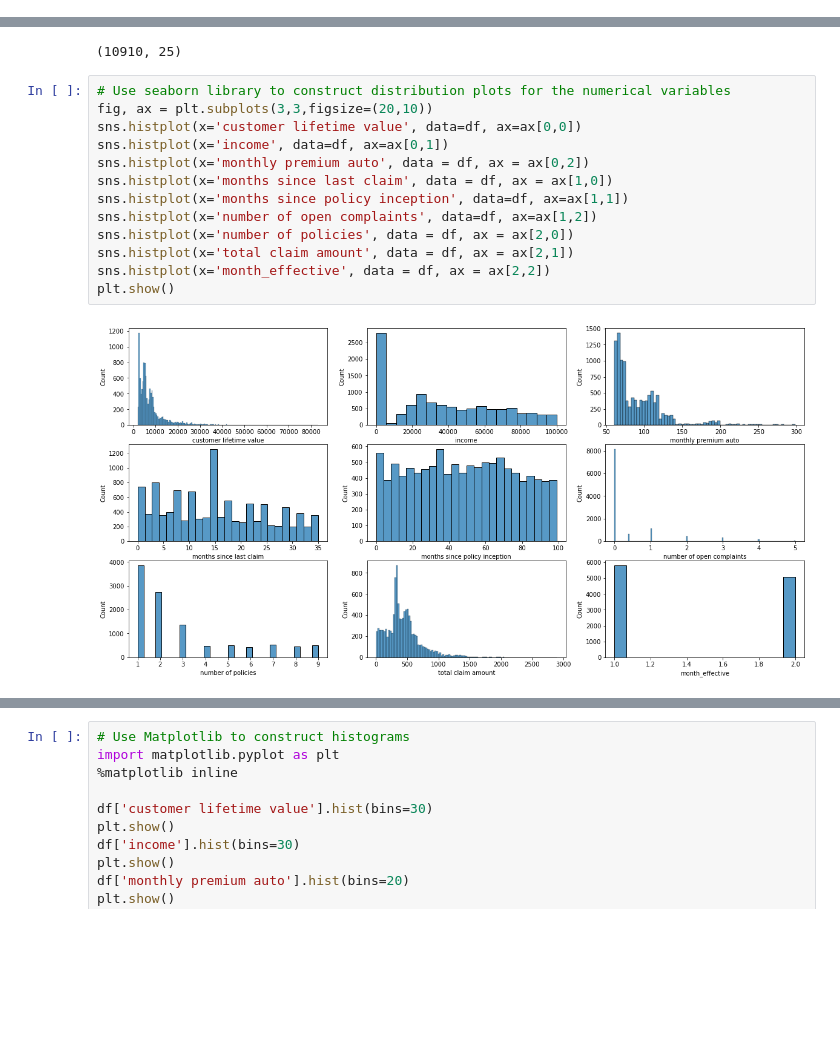
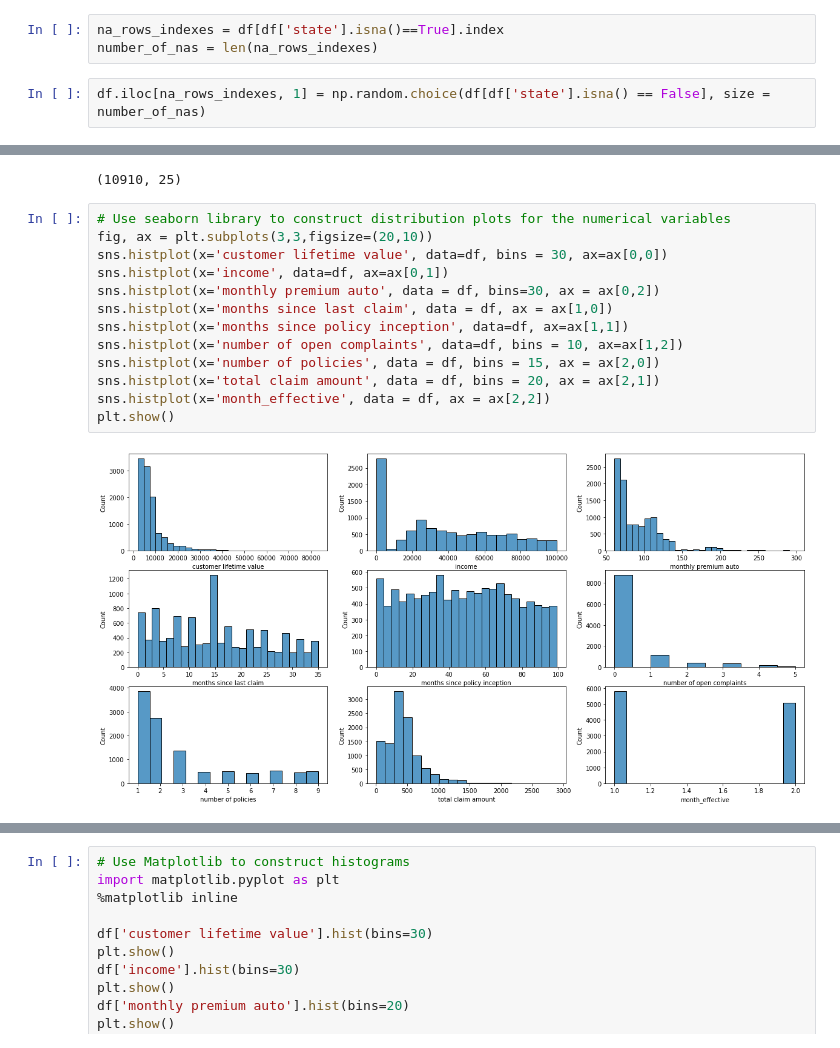
Before and after one commit to audedef/lab-customer-analysis-round-2, a Jupyter notebook: ex-lab-customer-analysis.ipynb, the cells around one changed output, grey strips where cells are left out. Saved outputs shown, nothing was run; the diff lists cells and outputs as text; blank space fills up the shorter version.

```diff
--- a/ex-lab-customer-analysis.ipynb
+++ b/ex-lab-customer-analysis.ipynb
@@ -156,3 +149,8 @@ Nevada         993
 Washington     888
 NaN            631
 Name: state, dtype: int64
+# %%
+na_rows_indexes = df[df['state'].isna()==True].index
+number_of_nas = len(na_rows_indexes)
+# %%
+df.iloc[na_rows_indexes, 1] = np.random.choice(df[df['state'].isna() == False], size = number_of_nas)
@@ -453,17 +457,17 @@ df.shape
 # %%
 # Use seaborn library to construct distribution plots for the numerical variables
 fig, ax = plt.subplots(3,3,figsize=(20,10))
-sns.histplot(x='customer lifetime value', data=df, ax=ax[0,0])
+sns.histplot(x='customer lifetime value', data=df, bins = 30, ax=ax[0,0])
 sns.histplot(x='income', data=df, ax=ax[0,1])
-sns.histplot(x='monthly premium auto', data = df, ax = ax[0,2])
+sns.histplot(x='monthly premium auto', data = df, bins=30, ax = ax[0,2])
 sns.histplot(x='months since last claim', data = df, ax = ax[1,0])
 sns.histplot(x='months since policy inception', data=df, ax=ax[1,1])
-sns.histplot(x='number of open complaints', data=df, ax=ax[1,2])
-sns.histplot(x='number of policies', data = df, ax = ax[2,0])
-sns.histplot(x='total claim amount', data = df, ax = ax[2,1])
+sns.histplot(x='number of open complaints', data=df, bins = 10, ax=ax[1,2])
+sns.histplot(x='number of policies', data = df, bins = 15, ax = ax[2,0])
+sns.histplot(x='total claim amount', data = df, bins = 20, ax = ax[2,1])
 sns.histplot(x='month_effective', data = df, ax = ax[2,2])
 plt.show()
 # %% [output]
-[figure, old version]
+[figure, new version]
 # %%
 # another way to do it
```
Also changed, not shown: parts of 32 cells of this notebook.
